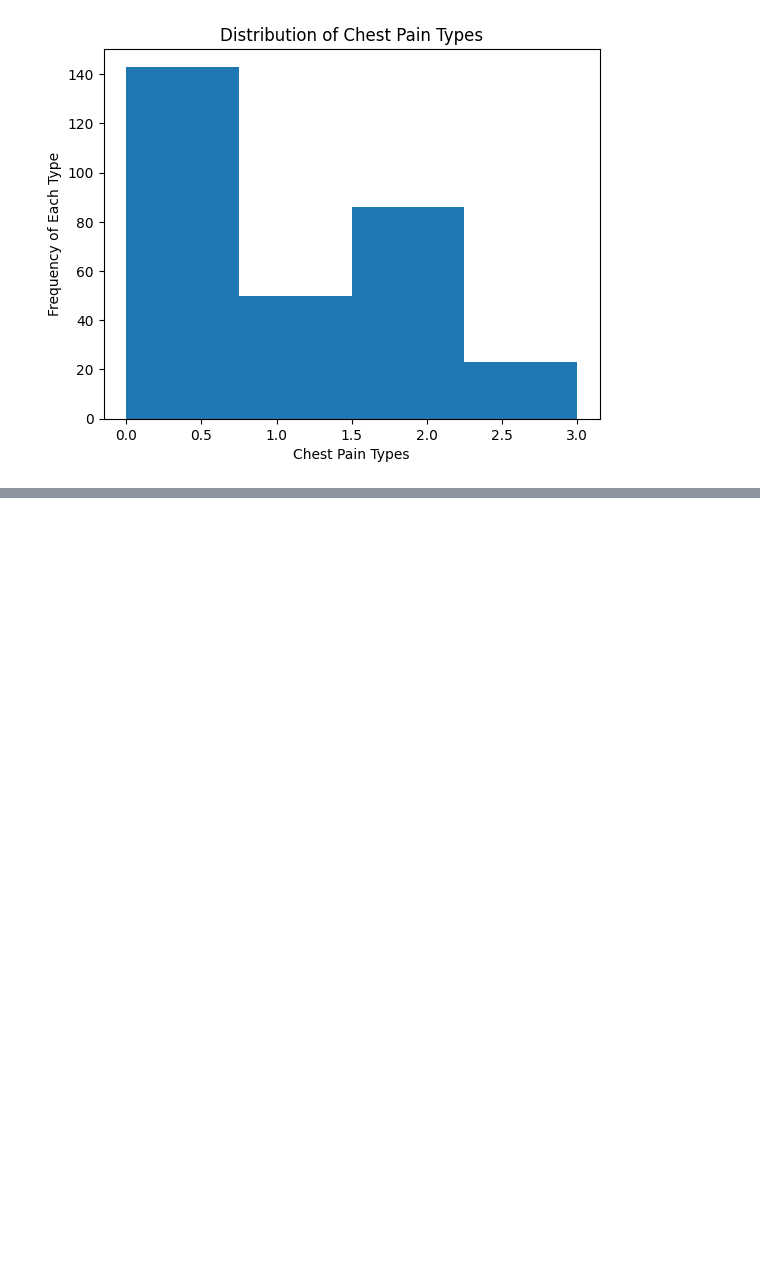
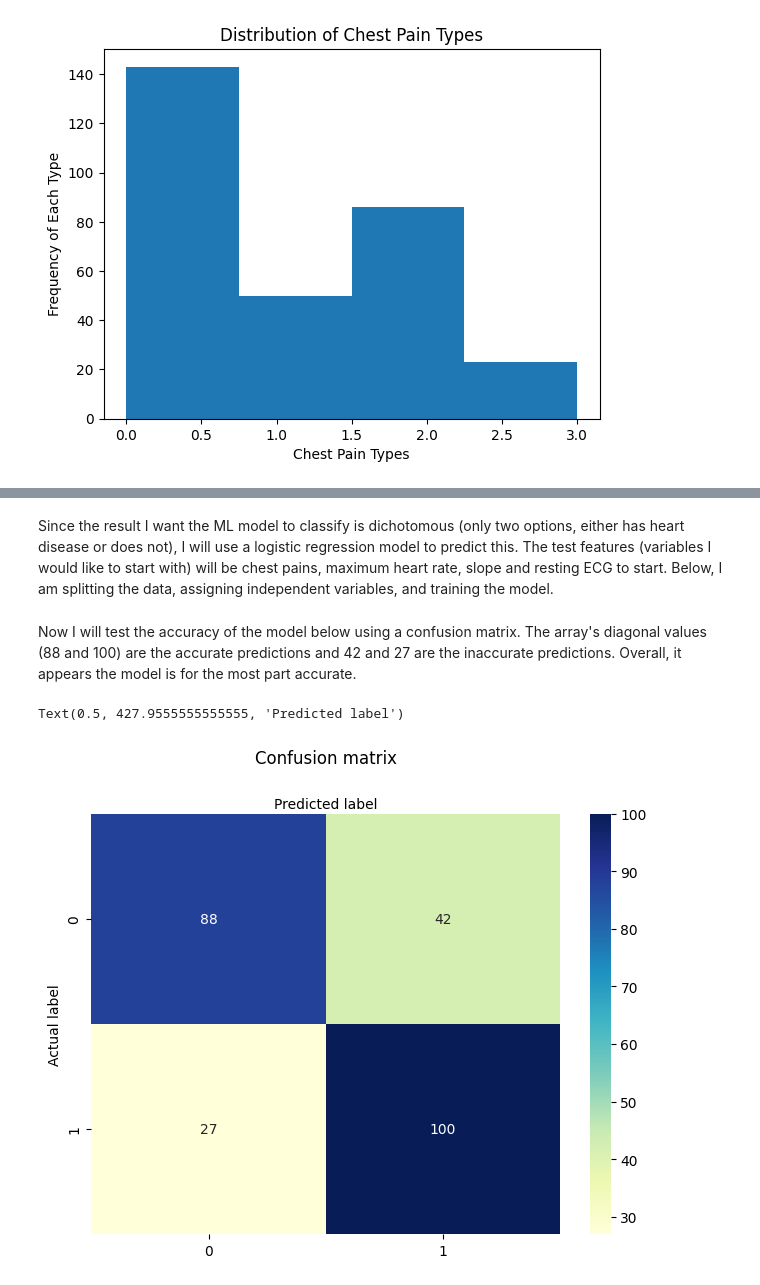
Before and after one commit to jtuffnell1902/Heart-Disease-Predictions, a Jupyter notebook: Heart Disease Prediction (Py).ipynb, the cells around one changed output, grey strips where cells are left out. Drawn from its saved outputs; the diff is of its cells as text; code cells hidden in the pictures; blank space fills up the shorter version.

```diff
--- a/Heart Disease Prediction (Py).ipynb
+++ b/Heart Disease Prediction (Py).ipynb
@@ -105,0 +172,46 @@ Key Takeaways from Visualization:
+# %% [markdown]
+Since the result I want the ML model to classify is dichotomous (only two options, either has heart disease or does not), I will use a logistic regression model to predict this. The test features (variables I would like to start with) will be chest pains, maximum heart rate, slope and resting ECG to start. Below, I am splitting the data, assigning independent variables, and training the model.
+# %%
+# splitting the data into test features
+feature_columns = ['cp', 'thalach', 'slope', 'restecg']
+X = df[feature_columns]
+y = df.target
+
+# splitting data for testing
+from sklearn.model_selection import train_test_split
+
+X_train, X_test, y_train, y_test = train_test_split(X, y, test_size=0.25, random_state=16)
+
+# model development and prediction
+log_reg = LogisticRegression(random_state=16)
+log_reg.fit(X_train, y_train)
+
+y_pred = log_reg.predict(X_test)
+# %% [markdown]
+Now I will test the accuracy of the model below using a confusion matrix. The array's diagonal values (88 and 100) are the accurate predictions and 42 and 27 are the inaccurate predictions. Overall, it appears the model is for the most part accurate.
+# %%
+# import the metrics class
+from sklearn import metrics
+
+cnf_matrix = metrics.confusion_matrix(y_test, y_pred)
+cnf_matrix
+
+#visualize the confusion matrix
+
+import numpy as np
+
+class_names=[0,1] # name  of classes
+fig, ax = plt.subplots()
+tick_marks = np.arange(len(class_names))
+plt.xticks(tick_marks, class_names)
+plt.yticks(tick_marks, class_names)
+# create heatmap
+sns.heatmap(pd.DataFrame(cnf_matrix), annot=True, cmap="YlGnBu" ,fmt='g')
+ax.xaxis.set_label_position("top")
+plt.tight_layout()
+plt.title('Confusion matrix', y=1.1)
+plt.ylabel('Actual label')
+plt.xlabel('Predicted label')
+# %% [output]
+Text(0.5, 427.9555555555555, 'Predicted label')
+[figure, added]
```
Also changed, not shown: parts of 12 cells of this notebook.
